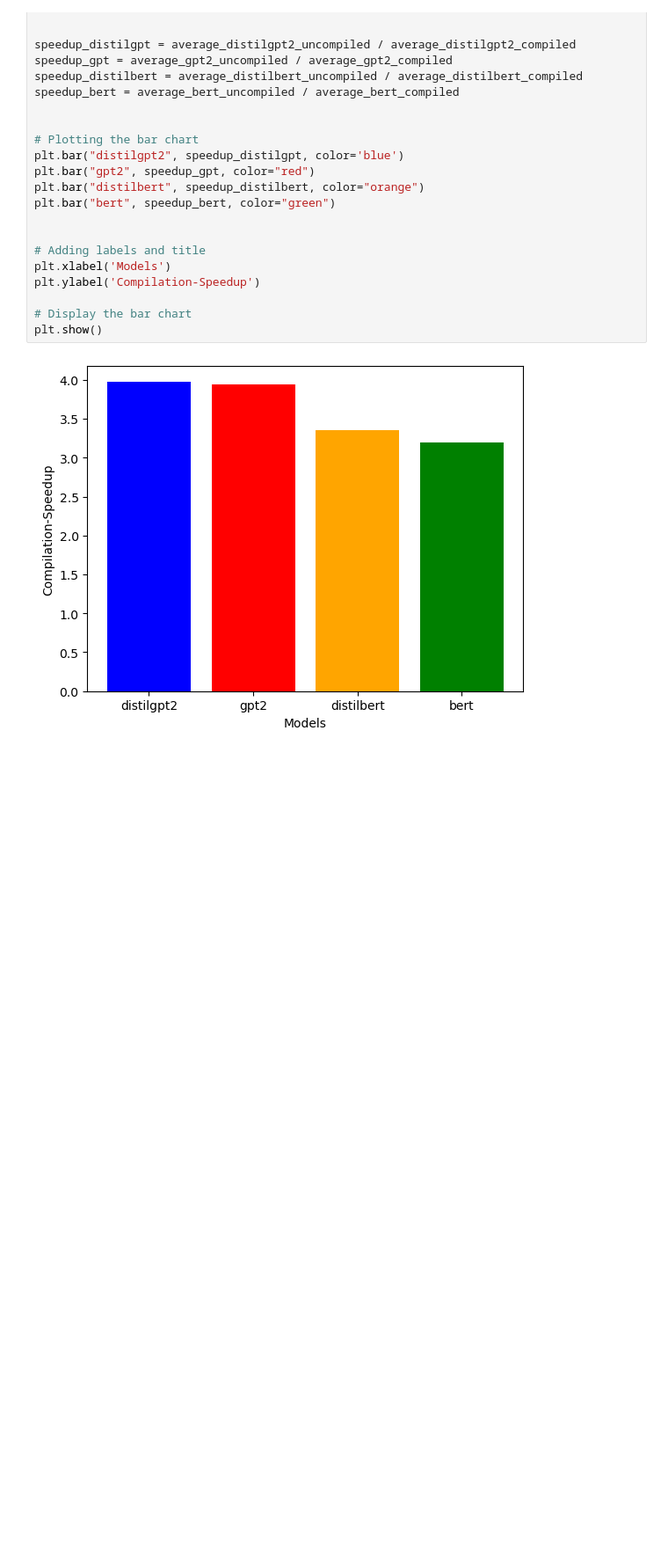
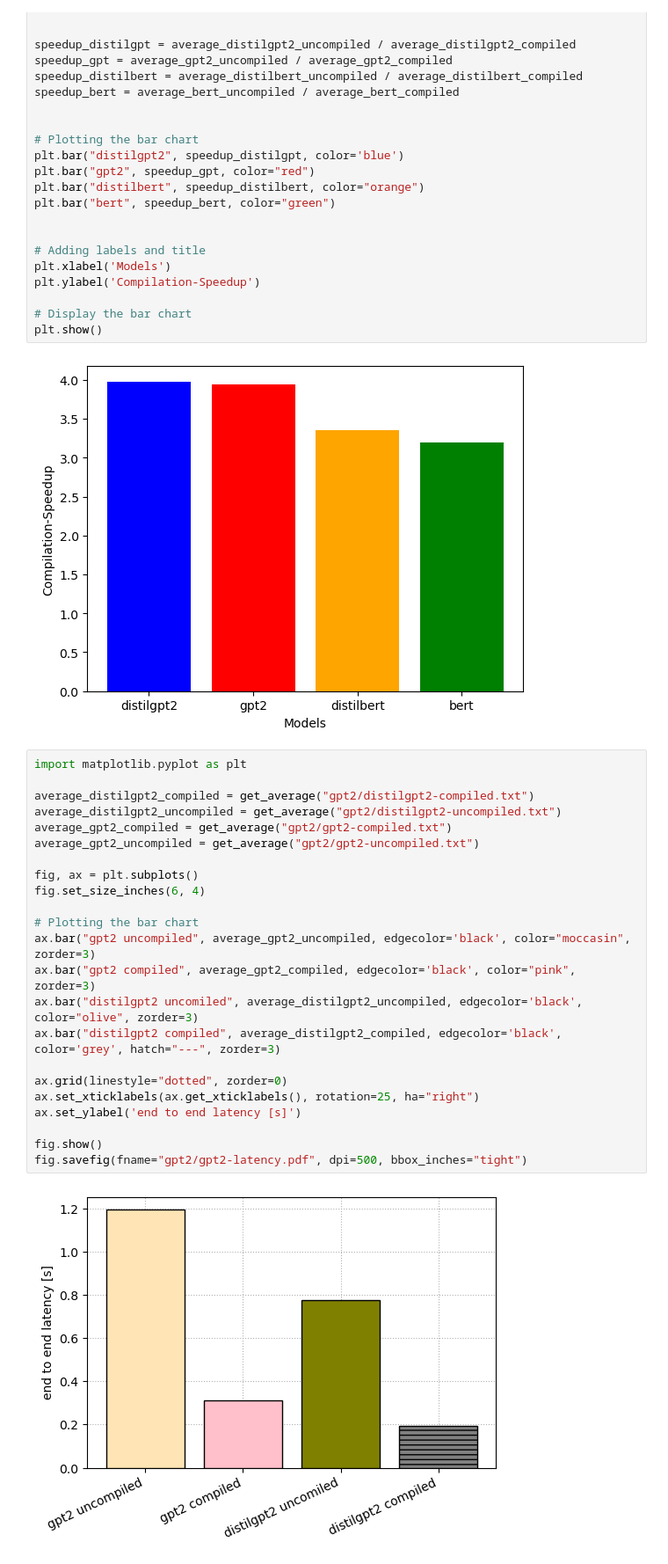
Before and after one commit to felix-ro/Compressed-Model-Inference, a Jupyter notebook: results/graphs.ipynb, the cells around one changed output. Shown at 88% size. Saved outputs shown, nothing was run; the diff lists cells and outputs as text; blank space fills up the shorter version.

Commit message:
updated graphing and cleaned up code

```diff
--- a/results/graphs.ipynb
+++ b/results/graphs.ipynb
@@ -47,3 +47,28 @@ plt.ylabel('Compilation-Speedup')
 plt.show()
 # %% [output]
 [figure]
+# %%
+import matplotlib.pyplot as plt
+
+average_distilgpt2_compiled = get_average("gpt2/distilgpt2-compiled.txt")
+average_distilgpt2_uncompiled = get_average("gpt2/distilgpt2-uncompiled.txt")
+average_gpt2_compiled = get_average("gpt2/gpt2-compiled.txt")
+average_gpt2_uncompiled = get_average("gpt2/gpt2-uncompiled.txt")
+
+fig, ax = plt.subplots()
+fig.set_size_inches(6, 4)
+
+# Plotting the bar chart
+ax.bar("gpt2 uncompiled", average_gpt2_uncompiled, edgecolor='black', color="moccasin", zorder=3)
+ax.bar("gpt2 compiled", average_gpt2_compiled, edgecolor='black', color="pink", zorder=3)
+ax.bar("distilgpt2 uncomiled", average_distilgpt2_uncompiled, edgecolor='black', color="olive", zorder=3)
+ax.bar("distilgpt2 compiled", average_distilgpt2_compiled, edgecolor='black', color='grey', hatch="---", zorder=3)
+
+ax.grid(linestyle="dotted", zorder=0)
+ax.set_xticklabels(ax.get_xticklabels(), rotation=25, ha="right")
+ax.set_ylabel('end to end latency [s]')
+
+fig.show()
+fig.savefig(fname="gpt2/gpt2-latency.pdf", dpi=500, bbox_inches="tight")
+# %% [output]
+[figure, added]
```
Also changed, not shown: parts of 1 cell of this notebook, 8 other files.
